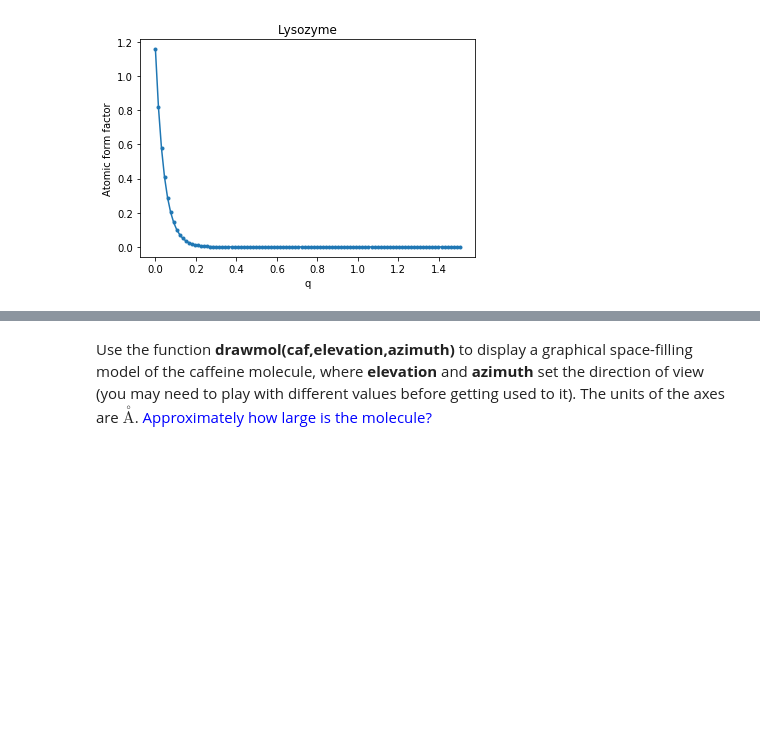
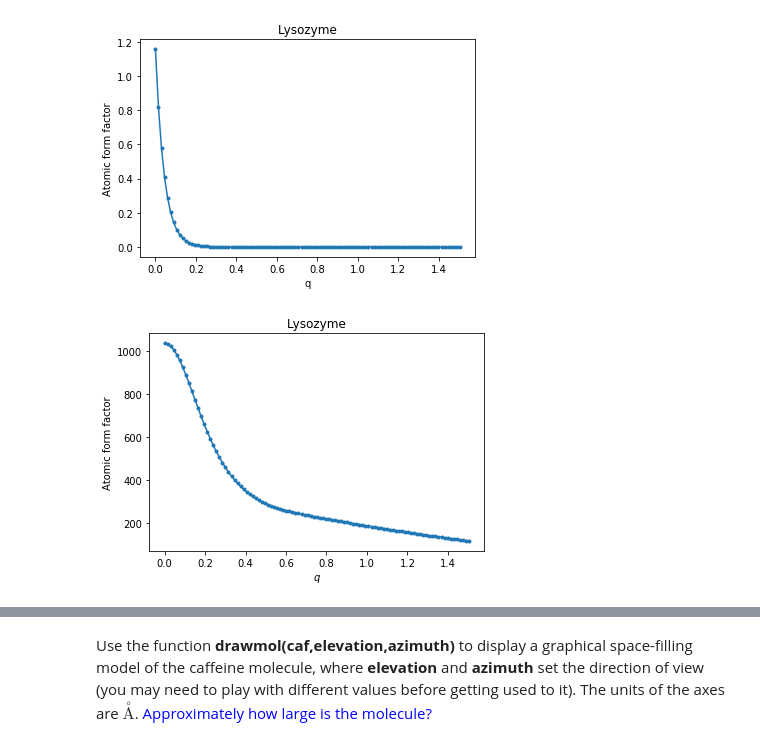
Before and after one commit to bkuchhal/Tutorial-in-Diffraction-Imaging-Python, a Jupyter notebook: draft_formFactor_ChuckandBharat.ipynb, the cells around one changed output, grey strips where cells are left out. Drawn from its saved outputs; the diff is of its cells as text; code cells hidden in the pictures; blank space fills up the shorter version.

```diff
--- a/draft_formFactor_ChuckandBharat.ipynb
+++ b/draft_formFactor_ChuckandBharat.ipynb
@@ -138,3 +139,14 @@ plt.title('Lysozyme')
 plt.show()
 # %% [output]
 [figure]
+# %%
+# Total form factor
+f = fv - C1*fs
+# %%
+plt.plot(q_sample, f, '.-')
+plt.ylabel('Atomic form factor')
+plt.xlabel('$q$')
+plt.title('Lysozyme')
+plt.show()
+# %% [output]
+[figure, added]
```
Also changed, not shown: parts of 3 cells of this notebook.
